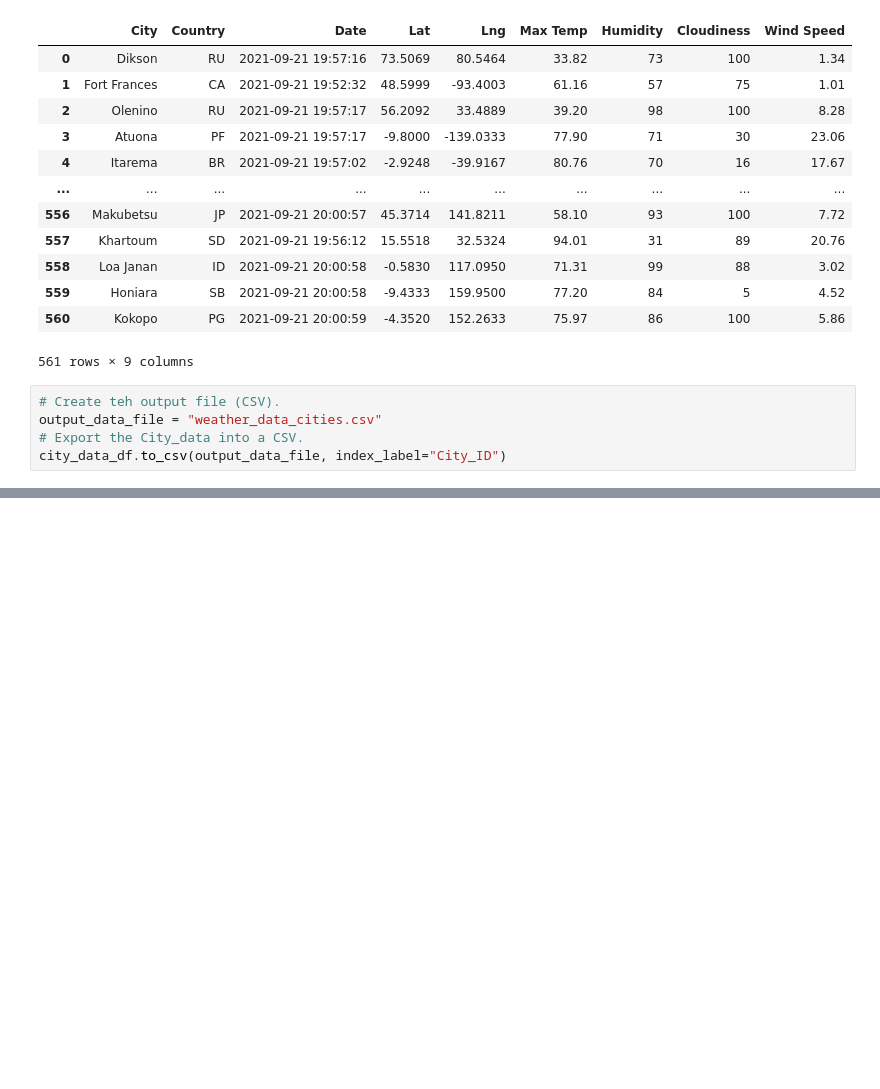
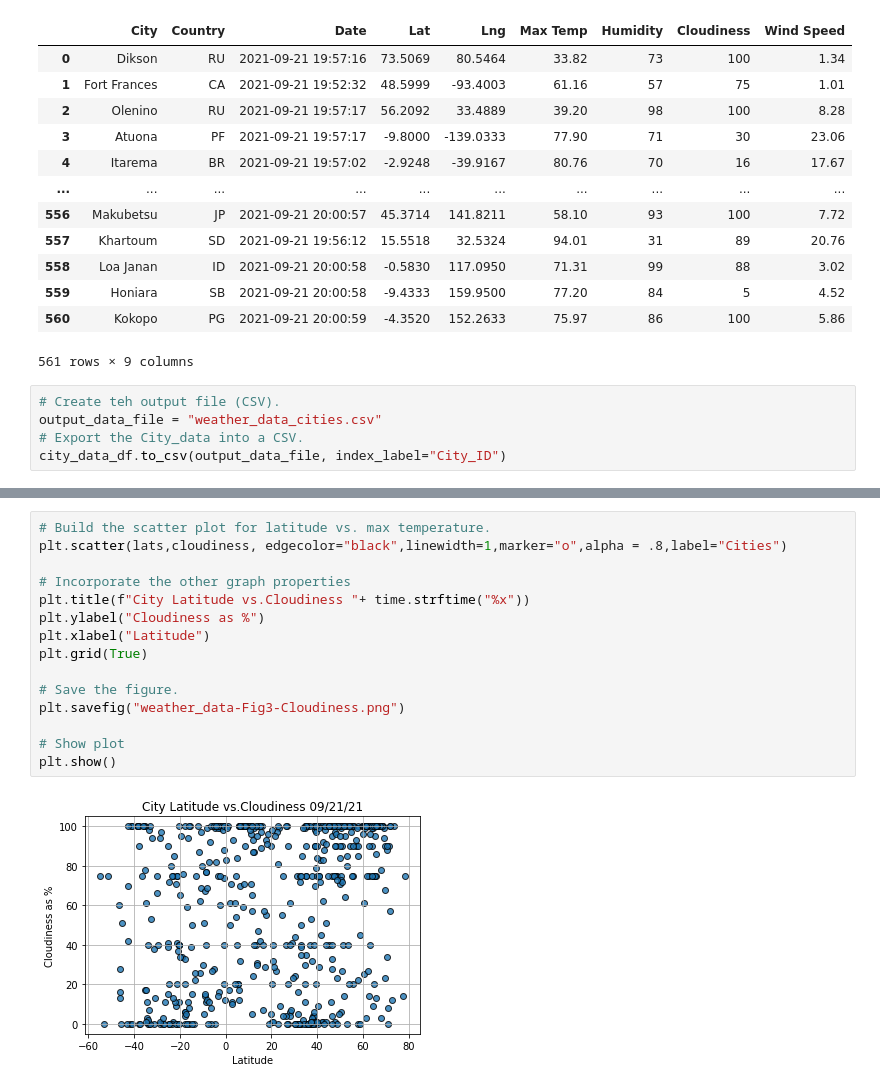
Before and after one commit to linnearice/world_weather_analysis, a Jupyter notebook: WeatherPy.ipynb, the cells around one changed output, grey strips where cells are left out. Drawn from its saved outputs; the diff is of its cells as text; blank space fills up the shorter version.

```diff
--- a/WeatherPy.ipynb
+++ b/WeatherPy.ipynb
@@ -161,0 +205,17 @@ city_data_df.to_csv(output_data_file, index_label="City_ID")
+# %%
+# Build the scatter plot for latitude vs. max temperature.
+plt.scatter(lats,cloudiness, edgecolor="black",linewidth=1,marker="o",alpha = .8,label="Cities")
+
+# Incorporate the other graph properties
+plt.title(f"City Latitude vs.Cloudiness "+ time.strftime("%x"))
+plt.ylabel("Cloudiness as %")
+plt.xlabel("Latitude")
+plt.grid(True)
+
+# Save the figure.
+plt.savefig("weather_data-Fig3-Cloudiness.png")
+
+# Show plot
+plt.show()
+# %% [output]
+[figure, added]
```
Also changed, not shown: parts of 4 cells of this notebook, 6 other files.
